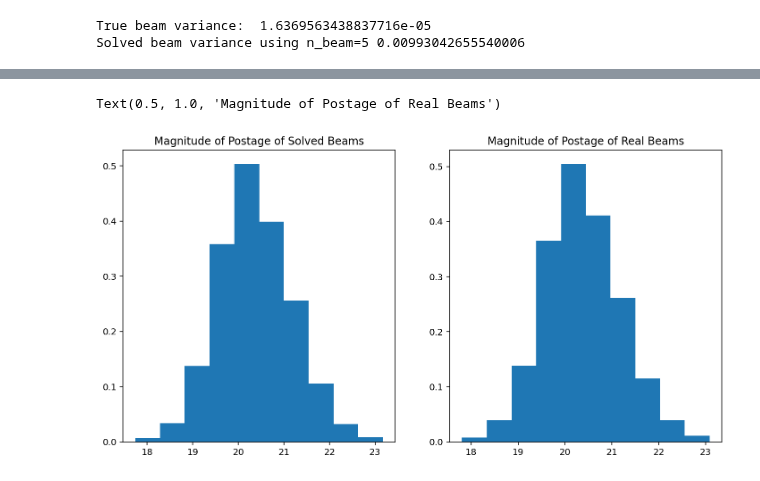
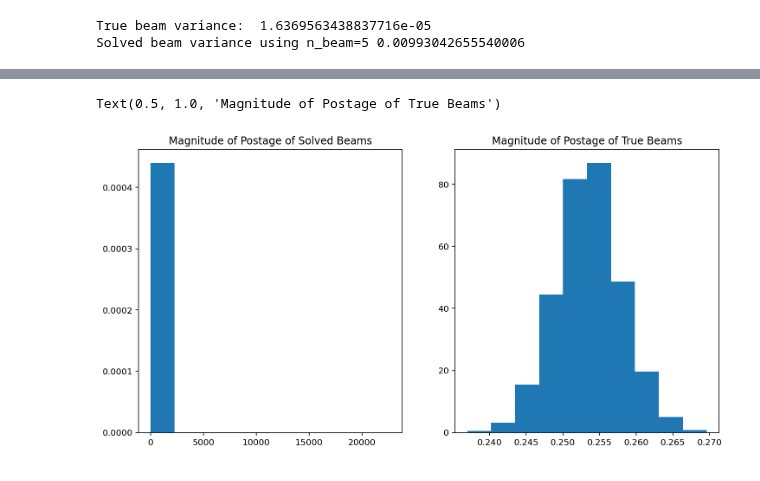
Before and after one commit to pecom/red-calibration, a Jupyter notebook: RealArrayTests.ipynb, the cells around one changed output, grey strips where cells are left out. Saved outputs shown, nothing was run; the diff lists cells and outputs as text; code cells hidden in the pictures.

```diff
--- a/RealArrayTests.ipynb
+++ b/RealArrayTests.ipynb
@@ -526,7 +537,7 @@ def beam_solver(vis, beam_guess, gains, data, ant_i, ant_j, flatndx, Nside, sum_
         new_beams[ant_ndx] = shaped_beam
     return new_beams
 # %%
-def solve_everything(iter_max, vis_guess, beam_guess, gains, data, ant_i, ant_j, flatndx, Nside, noise, big_beam=None, score_max = 1, score_eps=1e-5):
+def solve_everything(iter_max, vis_guess, beam_guess, gains, data, ant_i, ant_j, flatndx, Nside, noise, big_beam=None, enf_sym=False, bcenter=None, beam_fact=1, score_max = 1, score_eps=1e-5):
     chis = []
     scores = []
     model = flat_model(vis_guess, beam_guess, gains, ant_i, ant_j, flatndx)
@@ -535,10 +546,22 @@ def solve_everything(iter_max, vis_guess, beam_guess, gains, data, ant_i, ant_j,
     scores.append(score)
     for n in tqdm(range(iter_max)):
 
-        new_beams = beam_solver(vis_guess, beam_guess, gains, data, ant_i, ant_j, flatndx, Nside, big_beam)
         new_vis = vis_solver(vis_guess, beam_guess, gains, data, ant_i, ant_j, flatndx)
-        beam_guess = new_beams
+
         vis_guess = new_vis
+
+        new_beams = beam_solver(vis_guess, beam_guess, gains, data, ant_i, ant_j, flatndx, Nside, big_beam, enf_sym, bcenter)
+
+        if beam_fact != 0:
+            beam_sum = np.array([np.sum(b) for b in new_beams])
+            beam_scale = beam_fact/np.median(np.abs(beam_sum))
+            vis_scale = (1/beam_scale)**2
+        else:
+            beam_scale, vis_scale = 1,1
+
+#         vis_guess = new_vis*vis_scale
+        beam_guess = new_beams*beam_scale
+
         model = flat_model(vis_guess, beam_guess, gains, ant_i, ant_j, flatndx)
         chi, _, score = gen_chi2(data, model, noise)
 
@@ -551,7 +574,7 @@ def solve_everything(iter_max, vis_guess, beam_guess, gains, data, ant_i, ant_j,
     chis = np.array(chis)
     scores = np.array(scores)
 
-    return new_vis, new_beams, chis, scores
+    return vis_guess, beam_guess, chis, scores
 # %%
 def scale_phased(vis, beams, beam_scale, phase, n2b, n_beam):
     term_phase = np.array([np.array(n2b[n])/n_beam for n in np.arange(len(n2b))])
@@ -595,7 +618,7 @@ beams = unmean_beams
 # %%
 beams = beams + 1e-5*np.random.random((*beams.shape, 2)).view(dtype=np.complex128).reshape(beams.shape)
 # %%
-vis_true, data, ant_i, ant_j, visndx, datandx, n2b, b2n, n2t, t2n, tl_grid = make_data_grid(Nside, gains_true, beams, noise)
+vis_true, data, ant_i, ant_j, visndx, datandx, n2b, b2n, n2t, t2n, tl_grid = make_data_grid(Nside, gains_true, beams, visfactor=1, noise=noise)
 flatndx = vector_b2n(b2n, datandx)
 data_len = len(data)
 # %% [output]
@@ -615,7 +647,7 @@ Flat solution  (10053.253705860418, 9900, 1.0154801723091331)
 # %% [markdown]
 #### Solve for the relevant properties given "bad" guesses
 # %%
-outbeam = 5
+outbeam = 3
 # %%
 bshape = (len(beams), outbeam, outbeam)
 # %%
@@ -639,5 +683,5 @@ avgsumbeam = np.sum(np.mean(beams, axis=0))
 # %%
-itersolve = solve_everything(15, bad_guess, improv_beam, gains_true, data, ant_i, ant_j, fakeflat, Nside, noise)
+itersolve = solve_everything(200, bad_guess, improv_beam, gains_true, data, ant_i, ant_j, fakeflat, Nside, noise, beam_fact=0)
 # %%
 challah = flat_model(itersolve[0], itersolve[1], gains_true, ant_i, ant_j, fakeflat)
 print("Flat solution ", gen_chi2(data, challah, noise))
@@ -772,13 +839,13 @@ ipmj = np.array(impj)
 # %%
 fig, ax = plt.subplots(ncols=2, figsize=(12,6))
 
 ax[0].hist(np.abs(np.sum(post_improv, axis=1)), density=True);
 ax[0].set_title("Magnitude of Postage of Solved Beams")
 ax[1].hist(np.abs(np.sum(post_beams, axis=1)), density=True);
-ax[1].set_title("Magnitude of Postage of Real Beams")
+ax[1].set_title("Magnitude of Postage of True Beams")
 # %% [output]
-Text(0.5, 1.0, 'Magnitude of Postage of Real Beams')
+Text(0.5, 1.0, 'Magnitude of Postage of True Beams')
-[figure, old version]
+[figure, new version]
 # %%
 improv_guesses = np.array([np.dot(post_improv[i],conjugate_visib(itersolve[0], fakeflat[i])) for i in range(len(fakeflat))])
 bpost_guesses = np.array([np.dot(post_beams[i],conjugate_visib(vis_true, flatndx[i])) for i in range(len(flatndx))])
```
Also changed, not shown: parts of 26 cells of this notebook.
